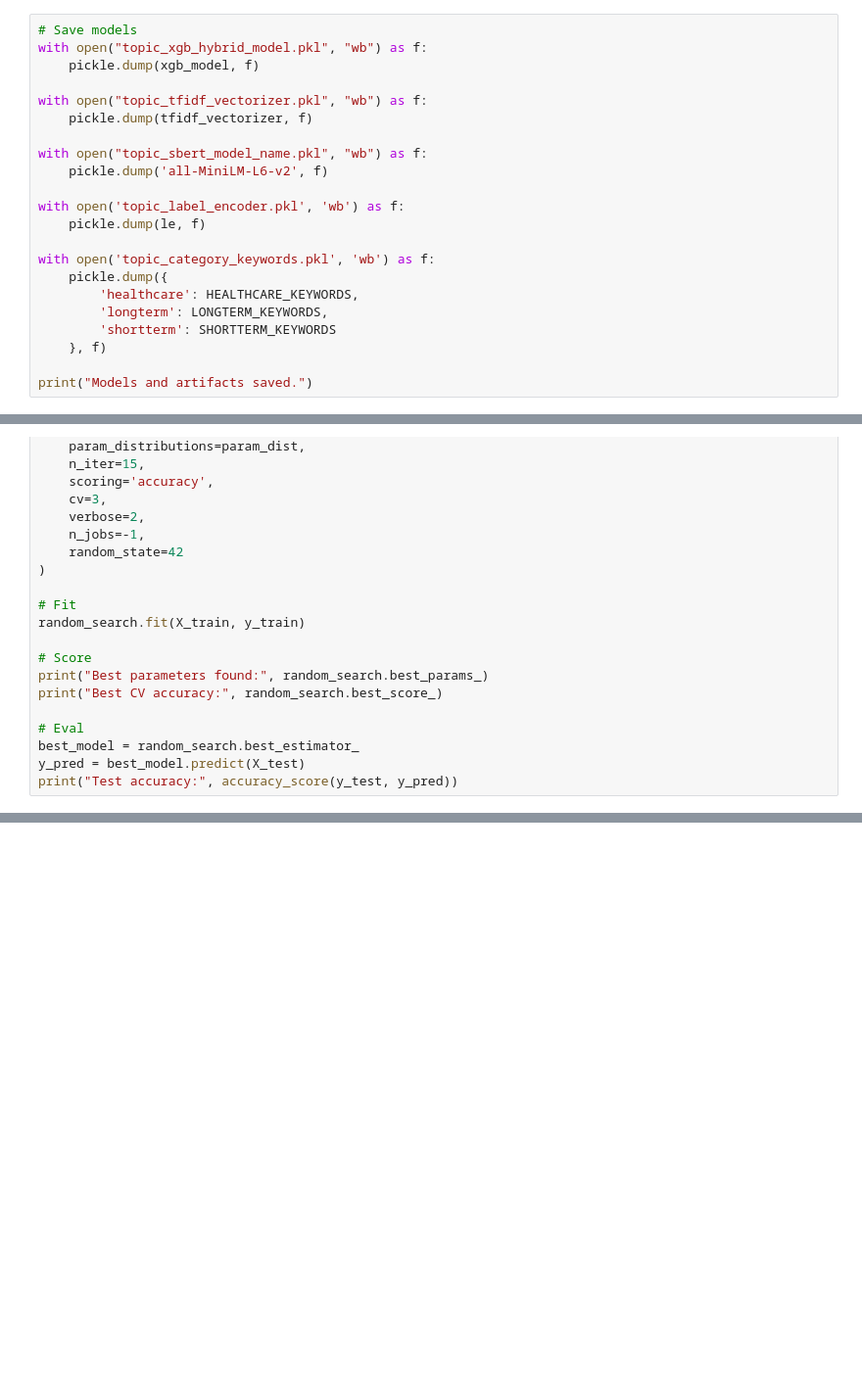
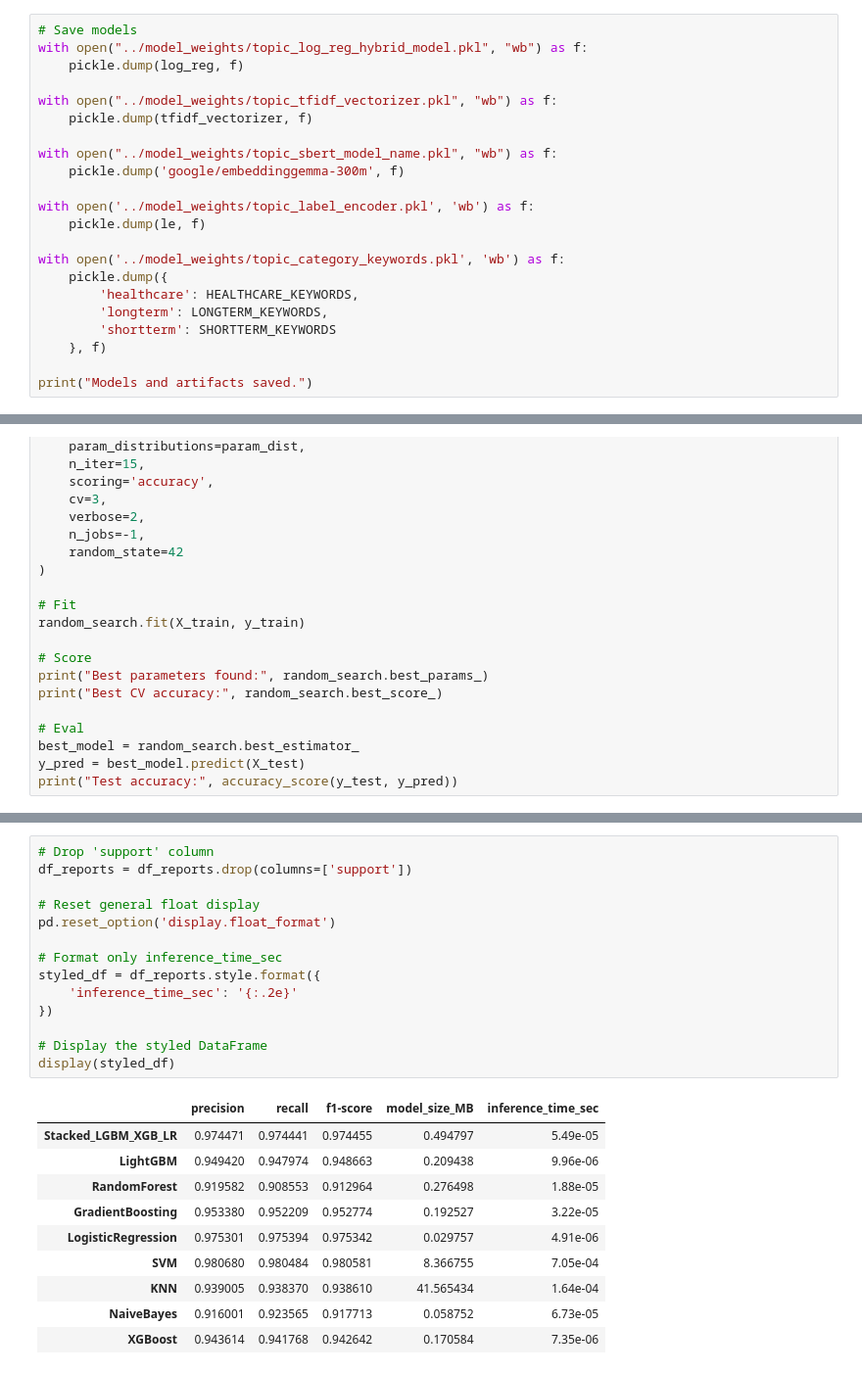
Before and after one commit to Yihao2001/elder_companion, a Jupyter notebook: RAG/memory_router/training_scripts/topic_training.ipynb, the cells around one changed output, grey strips where cells are left out. Shown at 98% size. Cells and saved outputs as stored; diff of their text form; blank space fills up the shorter version.

```diff
--- a/RAG/memory_router/training_scripts/topic_training.ipynb
+++ b/RAG/memory_router/training_scripts/topic_training.ipynb
@@ -205,19 +247,19 @@ predict_text(["Forget eat medicine again"],le)
 # Save model (Change directory accordingly)
 # %%
 # Save models
-with open("topic_xgb_hybrid_model.pkl", "wb") as f:
-    pickle.dump(xgb_model, f)
+with open("../model_weights/topic_log_reg_hybrid_model.pkl", "wb") as f:
+    pickle.dump(log_reg, f)
 
-with open("topic_tfidf_vectorizer.pkl", "wb") as f:
+with open("../model_weights/topic_tfidf_vectorizer.pkl", "wb") as f:
     pickle.dump(tfidf_vectorizer, f)
 
-with open("topic_sbert_model_name.pkl", "wb") as f:
-    pickle.dump('all-MiniLM-L6-v2', f)
+with open("../model_weights/topic_sbert_model_name.pkl", "wb") as f:
+    pickle.dump('google/embeddinggemma-300m', f)
 
-with open('topic_label_encoder.pkl', 'wb') as f:
+with open('../model_weights/topic_label_encoder.pkl', 'wb') as f:
     pickle.dump(le, f)
 
-with open('topic_category_keywords.pkl', 'wb') as f:
+with open('../model_weights/topic_category_keywords.pkl', 'wb') as f:
     pickle.dump({
         'healthcare': HEALTHCARE_KEYWORDS,
         'longterm': LONGTERM_KEYWORDS,
@@ -276,0 +484,25 @@ print("Test accuracy:", accuracy_score(y_test, y_pred))
+# %%
+# Drop 'support' column
+df_reports = df_reports.drop(columns=['support'])
+
+# Reset general float display
+pd.reset_option('display.float_format')
+
+# Format only inference_time_sec
+styled_df = df_reports.style.format({
+    'inference_time_sec': '{:.2e}'
+})
+
+# Display the styled DataFrame
+display(styled_df)
+# %% [output]
+|  | precision | recall | f1-score | model_size_MB | inference_time_sec |
+| Stacked_LGBM_XGB_LR | 0.974471 | 0.974441 | 0.974455 | 0.494797 | 5.49e-05 |
+| LightGBM | 0.949420 | 0.947974 | 0.948663 | 0.209438 | 9.96e-06 |
+| RandomForest | 0.919582 | 0.908553 | 0.912964 | 0.276498 | 1.88e-05 |
+| GradientBoosting | 0.953380 | 0.952209 | 0.952774 | 0.192527 | 3.22e-05 |
+| LogisticRegression | 0.975301 | 0.975394 | 0.975342 | 0.029757 | 4.91e-06 |
+| SVM | 0.980680 | 0.980484 | 0.980581 | 8.366755 | 7.05e-04 |
+| KNN | 0.939005 | 0.938370 | 0.938610 | 41.565434 | 1.64e-04 |
+| NaiveBayes | 0.916001 | 0.923565 | 0.917713 | 0.058752 | 6.73e-05 |
+| XGBoost | 0.943614 | 0.941768 | 0.942642 | 0.170584 | 7.35e-06 |
```
Also changed, not shown: parts of 12 cells of this notebook, 18 other files.
